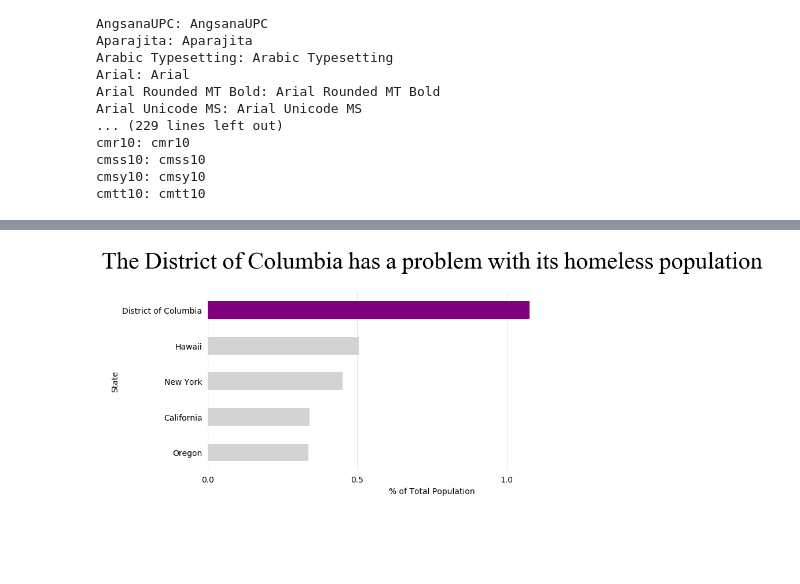
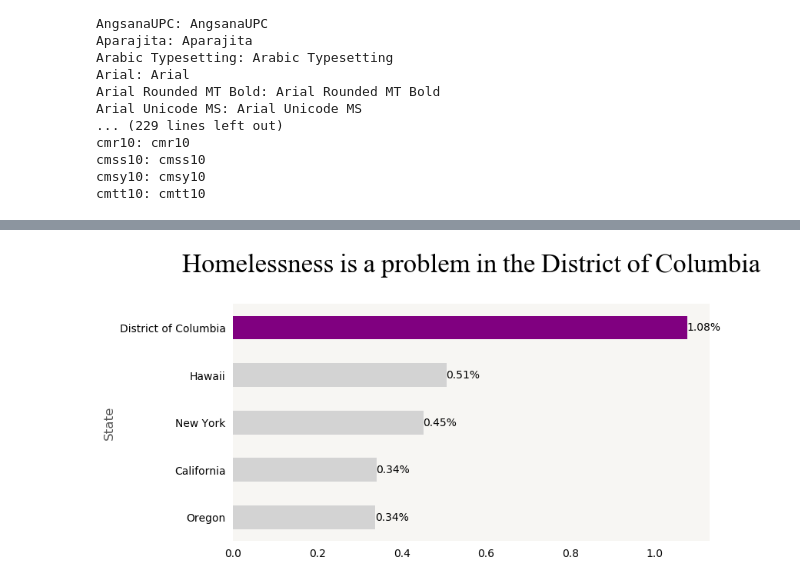
Before and after one commit to cfelke/data-studio, a Jupyter notebook: code/00_homelessness/Homelessness in 2017 in the US.ipynb, the cells around one changed output, grey strips where cells are left out. Saved outputs shown, nothing was run; the diff lists cells and outputs as text; code cells hidden in the pictures; blank space fills up the shorter version.

```diff
--- a/code/00_homelessness/Homelessness in 2017 in the US.ipynb
+++ b/code/00_homelessness/Homelessness in 2017 in the US.ipynb
@@ -249,57 +305,52 @@ def get_color(homeless):
 
 bar_colors = [get_color(percentage) for percentage in df_homeless_five['Percentage Homelessness'].sort_values()]
 
-ax = df_homeless_five.sort_values(by=['Percentage Homelessness']).plot(kind='barh', color=bar_colors, x='State', y='Percentage Homelessness', figsize=(10,4), legend = False)
-ax.set_title('The District of Columbia has a problem with its homeless population', pad=30)
-ax.title.set_fontsize(30)
+ax = df_homeless_five.sort_values(by=['Percentage Homelessness']).plot(kind='barh', color=bar_colors, x='State', y='Percentage Homelessness', figsize=(8,4), legend = False)
+
+for i, bar in enumerate(ax.patches):
+    # print(i)
+    value = str(float(round(bar.get_width(),2))) + "%"
+    x_pos = bar.get_width()
+    y_pos = i
+    ax.text(x_pos, y_pos, value,va='center')
+
+ax.set_title('Homelessness is a problem in the District of Columbia', pad=30)
+ax.title.set_fontsize(25)
 ax.title.set_fontname("David")
-
-ax.set_xticks([0, 0.5, 1])
-ax.set_xlabel('% of Total Population')
 
 ax.spines['top'].set_visible(False)
 ax.spines['left'].set_visible(False)
 ax.spines['bottom'].set_visible(False)
 ax.spines['right'].set_visible(False)
 
 #This removes the ticks on the left, grid_alpha changes the opacity
 ax.tick_params(which='major', left=False, bottom=False, grid_alpha=0.3)
-
-#ax.grid(True)
-#Put the grid behind
-#ax.set_axisbelow(True)
-
-#Just the x-grid
-ax.grid(True, axis='x')
-ax.set_axisbelow(True)
-ax.set_xlim(0, 1.5)
 
 #ax.yaxis.label.set_visible(False)
 plt.rcdefaults()
 plt.rcParams.update({
   'pdf.fonttype': 42,
   'axes.prop_cycle': cycler('color', ['#d26a29','#b92956','#4f9c8b','#96c93b','#ff9797']),
   'ps.fonttype': 42,
   'patch.antialiased': True,
   'font.size': 10.0,
   #background color
   'axes.facecolor': '#f7f6f3',
     ##d6dbc3'
   'axes.linewidth': '1',
   'axes.grid': False,
   'axes.titlesize': 'large',
   'axes.labelsize': 'large',
   'axes.labelcolor': '#555555',
-  'axes.axisbelow': True,
   'xtick.direction': 'out',
   'ytick.direction': 'out',
   'grid.color': 'white',
   'grid.linestyle': '-',
   'figure.facecolor': 'white'
 })
-plt.savefig("Top5_per_homelessness.pdf")
+#plt.savefig("Top5_per_homelessness_numbersOUT.pdf")
 # %% [output]
-[figure, old version]
+[figure, new version]
 # %%
 #graph with absolute numbers
 df_absolute_five = df_homeless.sort_values(by=['Total Homeless, 2017'], ascending=False).head(5)
```
Also changed, not shown: parts of 3 cells of this notebook, 17 other files.
